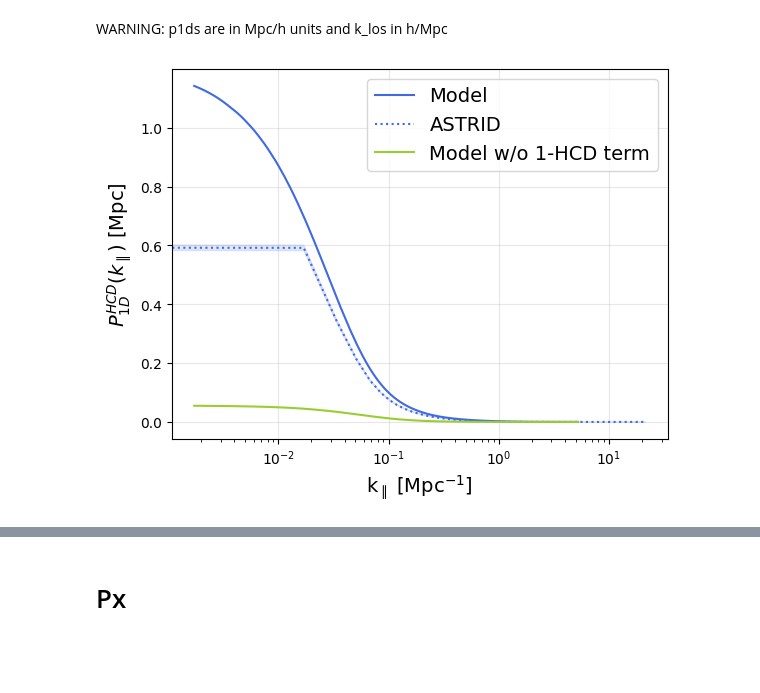
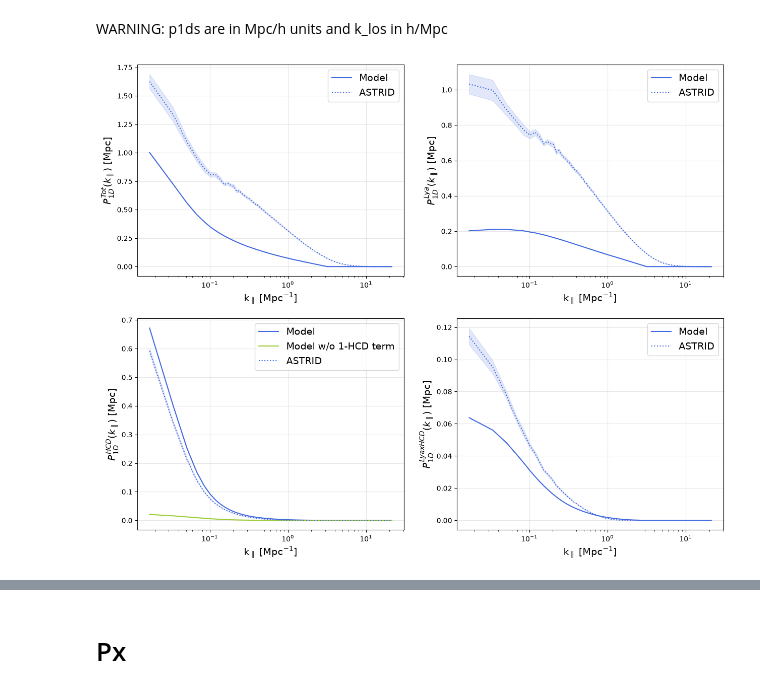
Before and after one commit to andreufont/astrid_hcd, a Jupyter notebook: MW11model/Comparisons/ModelvsASTRID.ipynb, the cells around one changed output, grey strips where cells are left out. Saved outputs shown, nothing was run; the diff lists cells and outputs as text; code cells hidden in the pictures; blank space fills up the shorter version.

```diff
--- a/MW11model/Comparisons/ModelvsASTRID.ipynb
+++ b/MW11model/Comparisons/ModelvsASTRID.ipynb
@@ -143,22 +120,75 @@ mask shape: (10000,)
 # %% [markdown]
 WARNING: p1ds are in Mpc/h units and k_los in h/Mpc
 # %%
-k_los *= hubble  # In Mpc^-1
-p1ds_hcd /= hubble
-P1d_hcd, P1d_std_hcd = np.mean(p1ds_hcd, axis=0), np.std(p1ds_hcd, axis=0)/np.sqrt(p1ds_hcd.shape[0]-1)
+k_los *= cosmo.CAMBparams.h  # In Mpc^-1
+p1ds_tot /= cosmo.CAMBparams.h
+p1ds_lya /= cosmo.CAMBparams.h
+p1ds_hcd /= cosmo.CAMBparams.h
+p1ds_lyahcd /= cosmo.CAMBparams.h
+
+p1d_tot_m = np.interp(k_los, k_los_m, p1d_tot)
+p1d_lya_m = np.interp(k_los, k_los_m, p1d_lya)
+p1d_hcd_m = np.interp(k_los, k_los_m, p1d_hcd)
+p1d_lyahcd_m = np.interp(k_los, k_los_m, p1d_lyahcd)
+w1_m = np.interp(k_los, k_los_m, w1)
+# %%
+Nmodes = p1ds_tot.shape[0]
+P1d_tot, P1d_std_tot = np.mean(p1ds_tot, axis=0), np.std(p1ds_tot, axis=0)/np.sqrt(Nmodes-1)
+P1d_lya, P1d_std_lya = np.mean(p1ds_lya, axis=0), np.std(p1ds_lya, axis=0)/np.sqrt(Nmodes-1)
+P1d_hcd, P1d_std_hcd = np.mean(p1ds_hcd, axis=0), np.std(p1ds_hcd, axis=0)/np.sqrt(Nmodes-1)
+P1d_lyahcd, P1d_std_lyahcd = np.mean(p1ds_lyahcd, axis=0), np.std(p1ds_lyahcd, axis=0)/np.sqrt(Nmodes-1)
 # %%
-plt.plot(k_w1w2, p1d_hcd, color='royalblue', label='Model')
+plt.figure(figsize=(15, 12))
+
+plt.subplot(2, 2, 1)
+plt.plot(k_los, p1d_tot_m, color='royalblue', label='Model')
+plt.plot(k_los, P1d_tot, color='royalblue', linestyle=':', label='ASTRID')
+plt.fill_between(k_los, (P1d_tot-P1d_std_tot), (P1d_tot+P1d_std_tot), color='royalblue', alpha=0.15)
+
+plt.legend(loc='upper right', fontsize=14)
+plt.xscale('log')
+plt.grid(alpha=0.3)
+plt.xlabel(r'k$_\parallel$ [Mpc$^{-1}$]', fontsize=14)
+plt.ylabel(r'$P_{1D}^{Tot}(k_\parallel)$ [Mpc]', fontsize=14)
+
+
+plt.subplot(2, 2, 2)
+plt.plot(k_los, p1d_lya_m, color='royalblue', label='Model')
+plt.plot(k_los, P1d_lya, color='royalblue', linestyle=':', label='ASTRID')
+plt.fill_between(k_los, (P1d_lya-P1d_std_lya), (P1d_lya+P1d_std_lya), color='royalblue', alpha=0.15)
+
+plt.legend(loc='upper right', fontsize=14)
+plt.xscale('log')
+plt.grid(alpha=0.3)
+plt.xlabel(r'k$_\parallel$ [Mpc$^{-1}$]', fontsize=14)
+plt.ylabel(r'$P_{1D}^{Lya}(k_\parallel)$ [Mpc]', fontsize=14)
+
+
+plt.subplot(2, 2, 3)
+plt.plot(k_los, p1d_hcd_m, color='royalblue', label='Model')
+plt.plot(k_los, p1d_hcd_m-w1_m, color='yellowgreen', label='Model w/o 1-HCD term')
 plt.plot(k_los, P1d_hcd, color='royalblue', linestyle=':', label='ASTRID')
 plt.fill_between(k_los, (P1d_hcd-P1d_std_hcd), (P1d_hcd+P1d_std_hcd), color='royalblue', alpha=0.15)
-plt.plot(k_w1w2, p1d_hcd-w1, color='yellowgreen', label='Model w/o 1-HCD term')
 
 plt.legend(loc='upper right', fontsize=14)
 plt.xscale('log')
 plt.grid(alpha=0.3)
 #plt.xlim(k_los[1:].min(), 6)
 plt.xlabel(r'k$_\parallel$ [Mpc$^{-1}$]', fontsize=14)
 plt.ylabel(r'$P_{1D}^{HCD}(k_\parallel)$ [Mpc]', fontsize=14)
 
+
+plt.subplot(2, 2, 4)
+plt.plot(k_los, p1d_lyahcd_m, color='royalblue', label='Model')
+plt.plot(k_los, P1d_lyahcd, color='royalblue', linestyle=':', label='ASTRID')
+plt.fill_between(k_los, (P1d_lyahcd-P1d_std_lyahcd), (P1d_lyahcd+P1d_std_lyahcd), color='royalblue', alpha=0.15)
+
+plt.legend(loc='upper right', fontsize=14)
+plt.xscale('log')
+plt.grid(alpha=0.3)
+plt.xlabel(r'k$_\parallel$ [Mpc$^{-1}$]', fontsize=14)
+plt.ylabel(r'$P_{1D}^{LyaxHCD}(k_\parallel)$ [Mpc]', fontsize=14)
+
 plt.savefig('plot.png', dpi=200, bbox_inches='tight')
 # %% [output]
-[figure, old version]
+[figure, new version]
```
Also changed, not shown: parts of 32 cells of this notebook, 15 other files.
